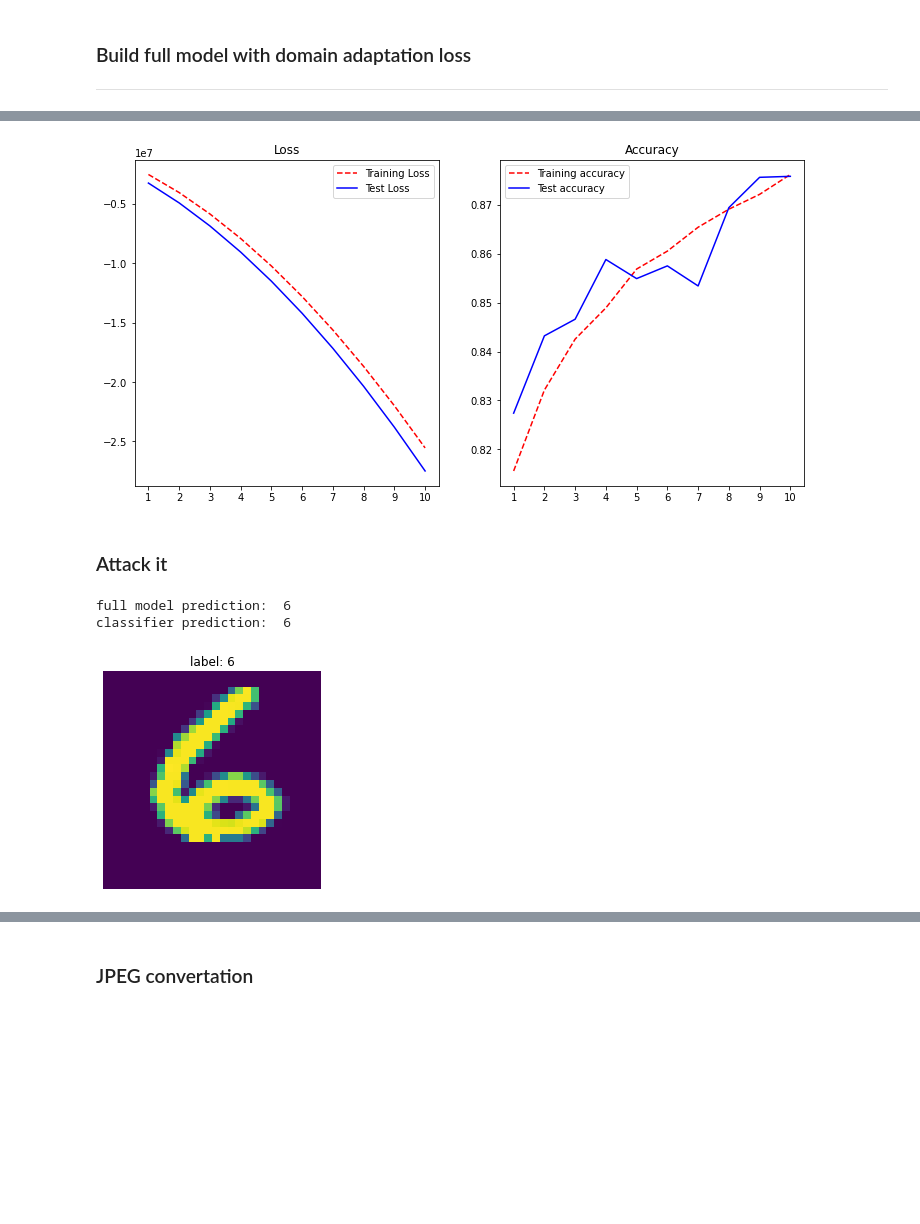
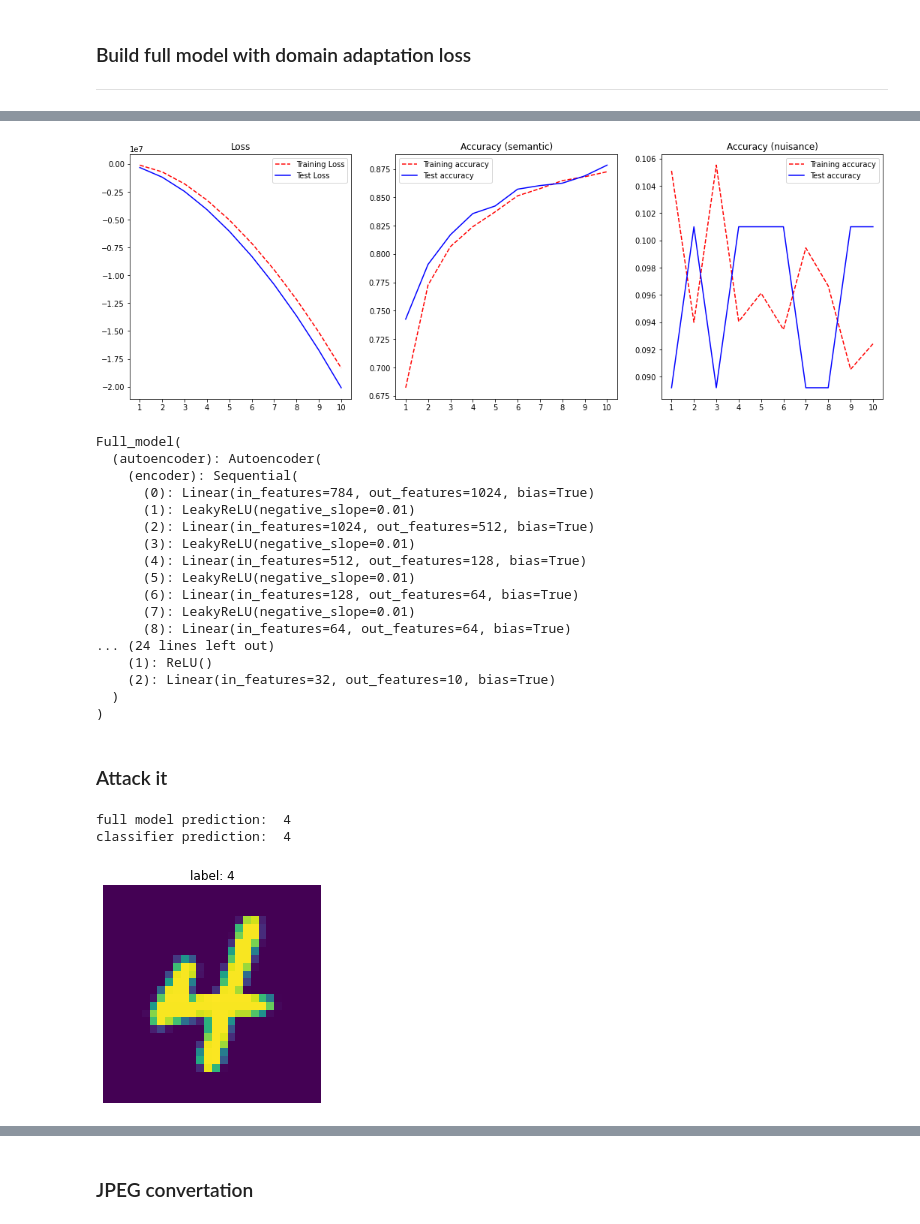
Before and after one commit to a-chubcheva/Excessive-invariance, a Jupyter notebook: autoencoder.ipynb, the cells around one changed output, grey strips where cells are left out. Cells and saved outputs as stored; diff of their text form; code cells hidden in the pictures; blank space fills up the shorter version.

Commit message:
test models

```diff
--- a/autoencoder.ipynb
+++ b/autoencoder.ipynb
@@ -347,22 +236,0 @@ class Reversal_layer(Function):
-# %%
-class Full_model(nn.Module):
-  def __init__(self):
-      super(Full_model, self).__init__()
-      self.autoencoder = Autoencoder()
-
-      self.semantic_classifier = Classifier()
-
-      self.nuisance_classifier = nn.Sequential(
-          nn.Linear(54, 32),
-          nn.ReLU(),
-          nn.Linear(32, 10))
-
-  def forward(self, img):
-      logits = self.autoencoder.encoder(img)
-      semantic = logits[:, :10]
-      nuisance = logits[:, 10:]
-      nuisance = Reversal_layer.apply(nuisance)
-      class_output = self.semantic_classifier(semantic)
-      domain_output = self.nuisance_classifier(nuisance)
-
-      return class_output, domain_output
@@ -430,5 +244,5 @@ optimizer = torch.optim.Adam(params_to_update, lr=1e-2)
 
 num_epochs = 10
 # %%
-full_model, acc_history, loss_history = train_full_model(model, optimizer, nn.CrossEntropyLoss(), nn.BCEWithLogitsLoss(), dataloaders, num_epochs)
+full_model, acc_history, loss_history, acc_nuisance_history = train_full_model(model, optimizer, nn.CrossEntropyLoss(), nn.BCEWithLogitsLoss(), dataloaders, num_epochs)
 # %% [output]
@@ -455,17 +269,24 @@ val epoch [10/10], class acc: 0.8758, loss: -27494394.0000
 # %%
-fig = plt.figure(figsize=(12,6))
-fig.add_subplot(1, 2, 1)
+fig = plt.figure(figsize=(18,6))
+fig.add_subplot(1, 3, 1)
 plt.title('Loss')
 plt.xticks(range(1,num_epochs+1))
 plt.plot(range(1,num_epochs+1), loss_history['train'], 'r--')
 plt.plot(range(1,num_epochs+1), loss_history['val'], 'b-')
 plt.legend(['Training Loss', 'Test Loss']);
 
-fig.add_subplot(1, 2, 2)
-plt.title('Accuracy')
+fig.add_subplot(1, 3, 2)
+plt.title('Accuracy (semantic)')
 plt.xticks(range(1,num_epochs+1))
 plt.plot(range(1,num_epochs+1), acc_history['train'], 'r--')
 plt.plot(range(1,num_epochs+1), acc_history['val'], 'b-')
 plt.legend(['Training accuracy', 'Test accuracy']);
+
+fig.add_subplot(1, 3, 3)
+plt.title('Accuracy (nuisance)')
+plt.xticks(range(1,num_epochs+1))
+plt.plot(range(1,num_epochs+1), acc_nuisance_history['train'], 'r--')
+plt.plot(range(1,num_epochs+1), acc_nuisance_history['val'], 'b-')
+plt.legend(['Training accuracy', 'Test accuracy']);
 # %% [output]
-[figure, old version]
+[figure, new version]
@@ -472,3 +297,26 @@ plt.legend(['Training accuracy', 'Test accuracy']);
+# %%
+#download pretrained model
+full_model = Full_model().to(device)
+full_model.load_state_dict(torch.load('full_model.pth'))
+full_model.eval()
+# %% [output]
+Full_model(
+  (autoencoder): Autoencoder(
+    (encoder): Sequential(
+      (0): Linear(in_features=784, out_features=1024, bias=True)
+      (1): LeakyReLU(negative_slope=0.01)
+      (2): Linear(in_features=1024, out_features=512, bias=True)
+      (3): LeakyReLU(negative_slope=0.01)
+      (4): Linear(in_features=512, out_features=128, bias=True)
+      (5): LeakyReLU(negative_slope=0.01)
+      (6): Linear(in_features=128, out_features=64, bias=True)
+      (7): LeakyReLU(negative_slope=0.01)
+      (8): Linear(in_features=64, out_features=64, bias=True)
+... (24 lines left out)
+    (1): ReLU()
+    (2): Linear(in_features=32, out_features=10, bias=True)
+  )
+)
 # %% [markdown]
 ### Attack it
 # %%
@@ -523,6 +373,6 @@ def attack(encoder, classifier, input, target, num_iter, alpha, collect_data=Fal
 # %%
-index1 = np.random.randint(len(val_loader.dataset))
-img1, label1 = val_loader.dataset[index1]
+index1 = np.random.randint(len(train_loader.dataset))
+img1, label1 = train_loader.dataset[index1]
 plt.title('label: {}'.format(label1))
 plt.axis('off')
 plt.imshow(torch.reshape(img1, (28,28)));
@@ -530,7 +380,7 @@ plt.imshow(torch.reshape(img1, (28,28)));
 print("full model prediction: ", full_model.semantic_classifier.predict_by_image(img1, full_model.autoencoder))
 print("classifier prediction: ", classifier.predict_by_image(img1, autoencoder))
 # %% [output]
-full model prediction:  6
-classifier prediction:  6
+full model prediction:  4
+classifier prediction:  4
-[figure, old version]
+[figure, new version]
 # %%
```
Also changed, not shown: parts of 29 cells of this notebook.
